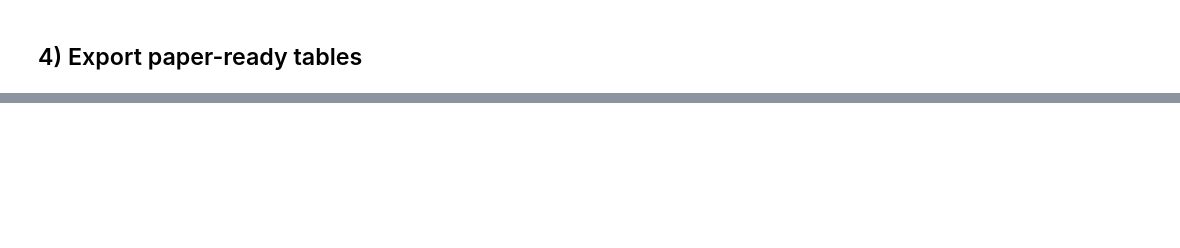
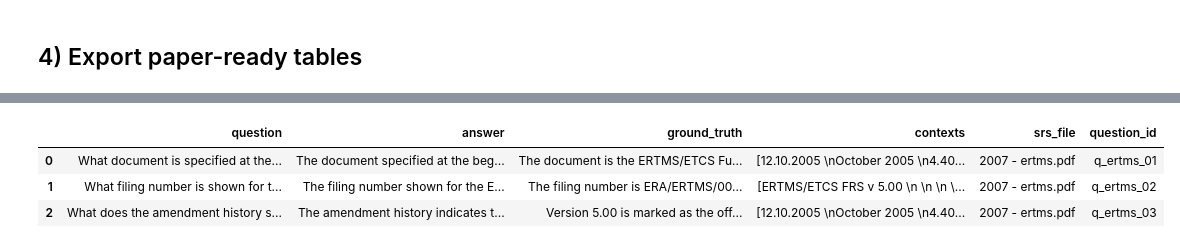
Before and after one commit to fatimarajab12/QBrainEvaluatin-, a Jupyter notebook: QBrain/rag_lab/notebooks/10_ragas_eval.ipynb, the cells around one changed output, grey strips where cells are left out. Cells and saved outputs as stored; diff of their text form; code cells hidden in the pictures; blank space fills up the shorter version.

```diff
--- a/QBrain/rag_lab/notebooks/10_ragas_eval.ipynb
+++ b/QBrain/rag_lab/notebooks/10_ragas_eval.ipynb
@@ -102,0 +231,84 @@ print("Columns:", list(result_df.columns))
+# %%
+from pathlib import Path
+import os
+import json
+import pandas as pd
+from dotenv import load_dotenv
+from datasets import Dataset
+
+ROOT = Path.cwd()
+if ROOT.name == "notebooks":
+    ROOT = ROOT.parent
+elif ROOT.name != "rag_lab":
+    ROOT = Path("d:/Qbrainpython/QBrain/rag_lab")
+
+load_dotenv(ROOT / ".env")
+
+candidates = [
+    ROOT / "data" / "outputs" / "evaluation" / "rag_benchmark" / "benchmark_full_results.csv",
+    ROOT / "results" / "paper_output_sample" / "benchmark_full_results.csv",
+    ROOT / "data" / "outputs" / "evaluation_results.csv",
+]
+
+BENCHMARK_CSV = next((p for p in candidates if p.exists()), None)
+if BENCHMARK_CSV is None:
+    raise FileNotFoundError("benchmark_full_results.csv not found. Run benchmark first.")
+
+OUT_TABLES = ROOT / "results" / "tables"
+OUT_TABLES.mkdir(parents=True, exist_ok=True)
+
+print("ROOT:", ROOT)
+print("BENCHMARK_CSV:", BENCHMARK_CSV)
+print("OPENAI_API_KEY set:", bool(os.getenv("OPENAI_API_KEY")))
+if not os.getenv("OPENAI_API_KEY"):
+    raise EnvironmentError("OPENAI_API_KEY is missing. Add it to rag_lab/.env and rerun this cell.")
+
+# Load/normalize input dataframe
+df = pd.read_csv(BENCHMARK_CSV)
+if "generated_answer" not in df.columns and "answer" in df.columns:
+    df["generated_answer"] = df["answer"]
+if "expected_answer" not in df.columns and "ground_truth" in df.columns:
+    df["expected_answer"] = df["ground_truth"]
+
+required_cols = ["question", "generated_answer", "expected_answer"]
+missing = [c for c in required_cols if c not in df.columns]
+if missing:
+    raise ValueError(f"Missing columns: {missing}")
+
+
+def _contexts_from_row(row):
+    raw_ctx = row.get("retrieved_contexts_json", None)
+    if isinstance(raw_ctx, str) and raw_ctx.strip() and raw_ctx.strip() != "nan":
+        try:
+            arr = json.loads(raw_ctx)
+            if isinstance(arr, list):
+                return [str(x) for x in arr if str(x).strip()]
+        except Exception:
+            pass
+
+    val = str(row.get("retrieved_files_topk", ""))
+    if val and val != "nan":
+        return [x.strip() for x in val.split(";") if x.strip()]
+
+    src = str(row.get("srs_file", ""))
+    return [src] if src and src != "nan" else []
+
+ragas_df = pd.DataFrame(
+    {
+        "question": df["question"].astype(str),
+        "answer": df["generated_answer"].astype(str),
+        "ground_truth": df["expected_answer"].astype(str),
+        "contexts": df.apply(_contexts_from_row, axis=1),
+        "srs_file": df["srs_file"].astype(str) if "srs_file" in df.columns else "unknown",
+        "question_id": df["question_id"].astype(str) if "question_id" in df.columns else df.index.astype(str),
+    }
+)
+
+ragas_dataset = Dataset.from_pandas(
+    ragas_df[["question", "answer", "ground_truth", "contexts"]],
+    preserve_index=False,
+)
+
+display(ragas_df.head(3))
+print("Rows:", len(ragas_df))
+# %% [output]
@@ -102,0 +318,4 @@ print("Columns:", list(result_df.columns))
+|  | question | answer | ground_truth | contexts | srs_file | question_id |
+| 0 | What document is specified at the... | The document specified at the beg... | The document is the ERTMS/ETCS Fu... | [12.10.2005 \nOctober 2005 \n4.40... | 2007 - ertms.pdf | q_ertms_01 |
+| 1 | What filing number is shown for t... | The filing number shown for the E... | The filing number is ERA/ERTMS/00... | [ERTMS/ETCS FRS v 5.00 \n \n \n \... | 2007 - ertms.pdf | q_ertms_02 |
+| 2 | What does the amendment history s... | The amendment history indicates t... | Version 5.00 is marked as the off... | [12.10.2005 \nOctober 2005 \n4.40... | 2007 - ertms.pdf | q_ertms_03 |
```
Also changed, not shown: parts of 10 cells of this notebook, 39 other files.
